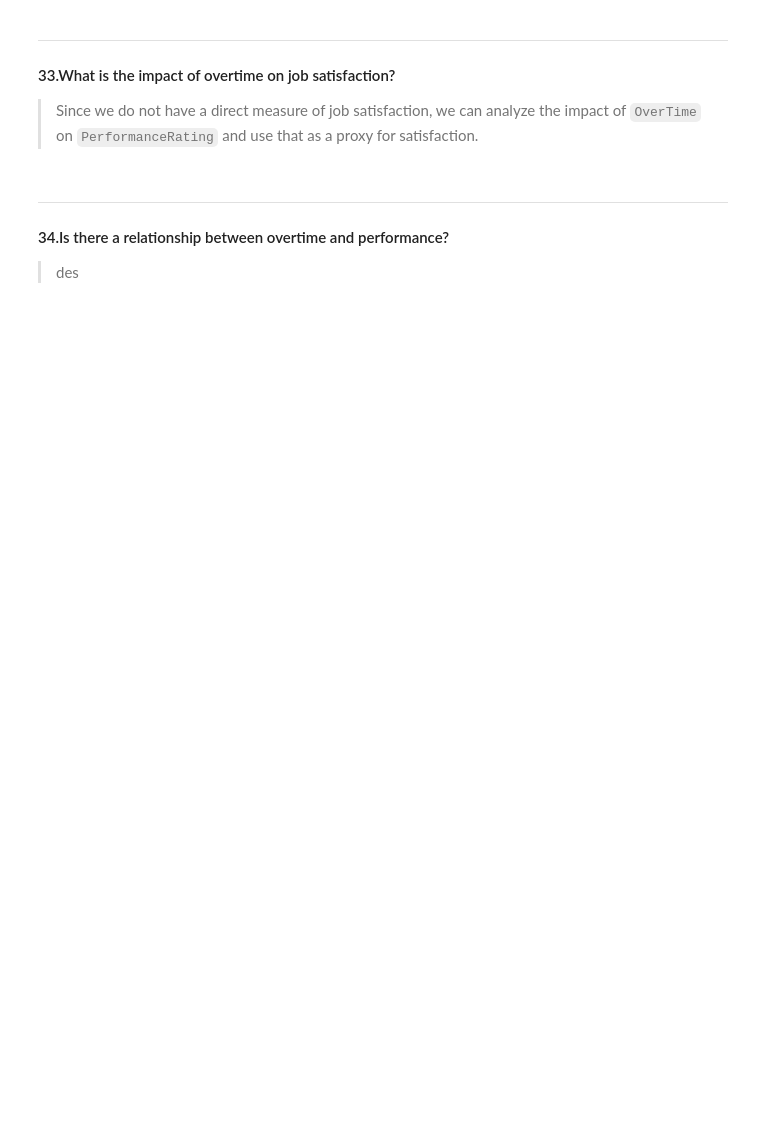
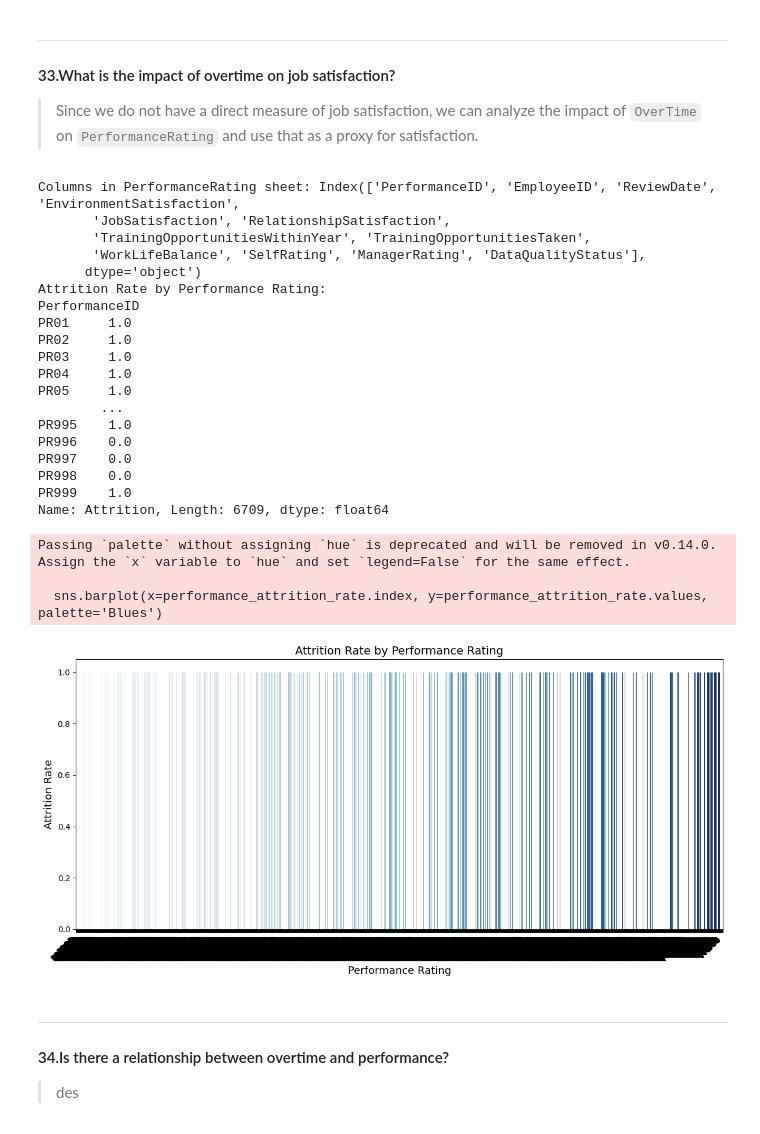
Before and after one commit to 0PeterAdel/Data-Dyanamos, a Jupyter notebook: Project-Operations/06.Data-Analysis/analysis.ipynb, the cells around one changed output. Cells and saved outputs as stored; diff of their text form; code cells hidden in the pictures; blank space fills up the shorter version.

```diff
--- a/Project-Operations/06.Data-Analysis/analysis.ipynb
+++ b/Project-Operations/06.Data-Analysis/analysis.ipynb
@@ -545,3 +572,64 @@ plt.show()
+# %%
+# Load data from both sheets
+df = pd.read_excel('Data.xlsx', sheet_name='Employee')
+df_perf = pd.read_excel('Data.xlsx', sheet_name='PerformanceRating')
+
+# Print column names in the PerformanceRating sheet to check the columns
+print(f"Columns in PerformanceRating sheet: {df_perf.columns}")
+
+# Merge the dataframes on EmployeeID to combine employee and performance information
+df_merged = pd.merge(df, df_perf[['EmployeeID', 'PerformanceID']], on='EmployeeID', how='inner')
+
+# Ensure that 'Attrition' is numeric (if not already)
+df_merged['Attrition'] = df_merged['Attrition'].map({'Yes': 1, 'No': 0})
+
+# Check for missing values in 'PerformanceRating' and 'Attrition'
+df_merged = df_merged.dropna(subset=['Attrition'])
+
+# Group by performance rating and calculate attrition rate (assuming PerformanceRating is available)
+# If PerformanceRating is in a different column, replace the placeholder with the correct column name
+performance_attrition_rate = df_merged.groupby('PerformanceID')['Attrition'].mean()
+
+print(f"Attrition Rate by Performance Rating:\n{performance_attrition_rate}")
+
+# Visualization for attrition rate by performance rating
+plt.figure(figsize=(12, 6))  # Increase figure width for more space
+sns.barplot(x=performance_attrition_rate.index, y=performance_attrition_rate.values, palette='Blues')
+plt.title('Attrition Rate by Performance Rating', fontsize=14)
+plt.xlabel('Performance Rating', fontsize=13)
+plt.ylabel('Attrition Rate', fontsize=13)
+
+# Rotate x-axis labels to prevent overflow
+plt.xticks(rotation=45, ha='right')  # Rotate labels and align them to the right
+
+# Adjust layout to ensure the labels fit without overlapping
+plt.tight_layout()
+
+plt.show()
+# %% [output]
+Columns in PerformanceRating sheet: Index(['PerformanceID', 'EmployeeID', 'ReviewDate', 'EnvironmentSatisfaction',
+       'JobSatisfaction', 'RelationshipSatisfaction',
+       'TrainingOpportunitiesWithinYear', 'TrainingOpportunitiesTaken',
+       'WorkLifeBalance', 'SelfRating', 'ManagerRating', 'DataQualityStatus'],
+      dtype='object')
+Attrition Rate by Performance Rating:
+PerformanceID
+PR01     1.0
+PR02     1.0
+PR03     1.0
+PR04     1.0
+PR05     1.0
+        ...
+PR995    1.0
+PR996    0.0
+PR997    0.0
+PR998    0.0
+PR999    1.0
+Name: Attrition, Length: 6709, dtype: float64
+Passing `palette` without assigning `hue` is deprecated and will be removed in v0.14.0. Assign the `x` variable to `hue` and set `legend=False` for the same effect.
+
+  sns.barplot(x=performance_attrition_rate.index, y=performance_attrition_rate.values, palette='Blues')
+[figure, added]
 # %% [markdown]
 ---
 #### 34.Is there a relationship between overtime and performance?
```
Also changed, not shown: parts of 9 cells of this notebook.
